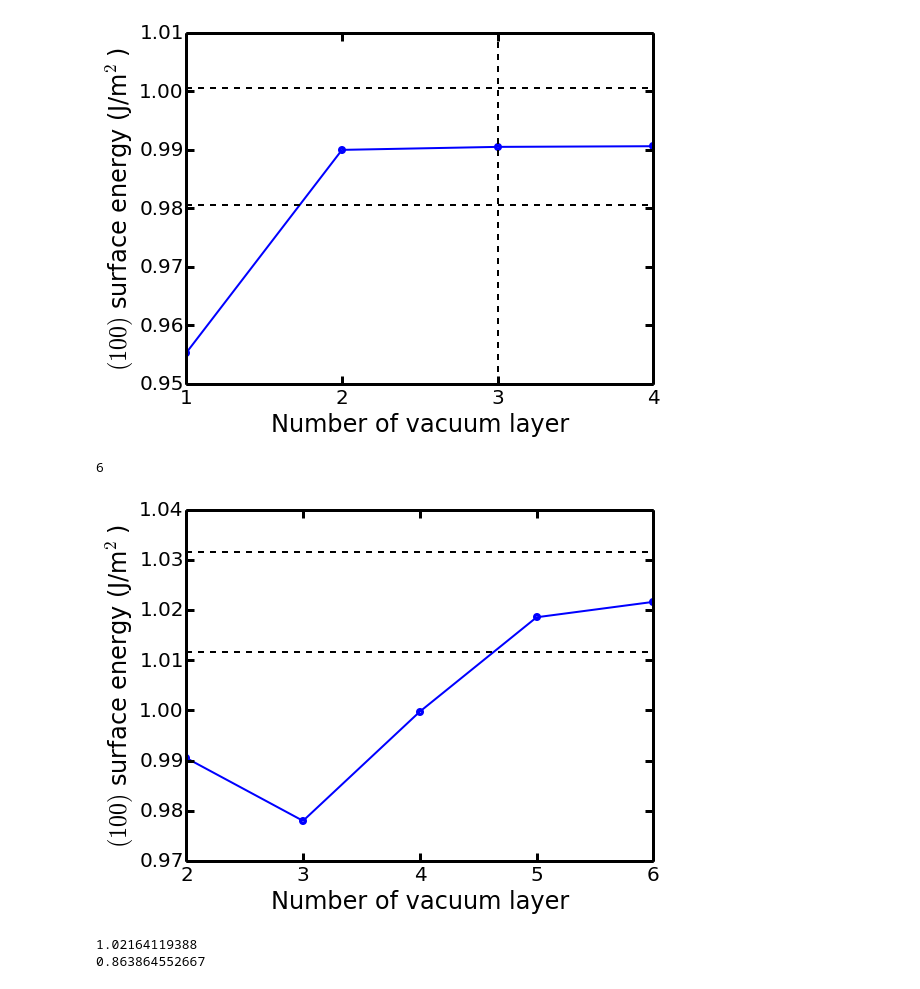
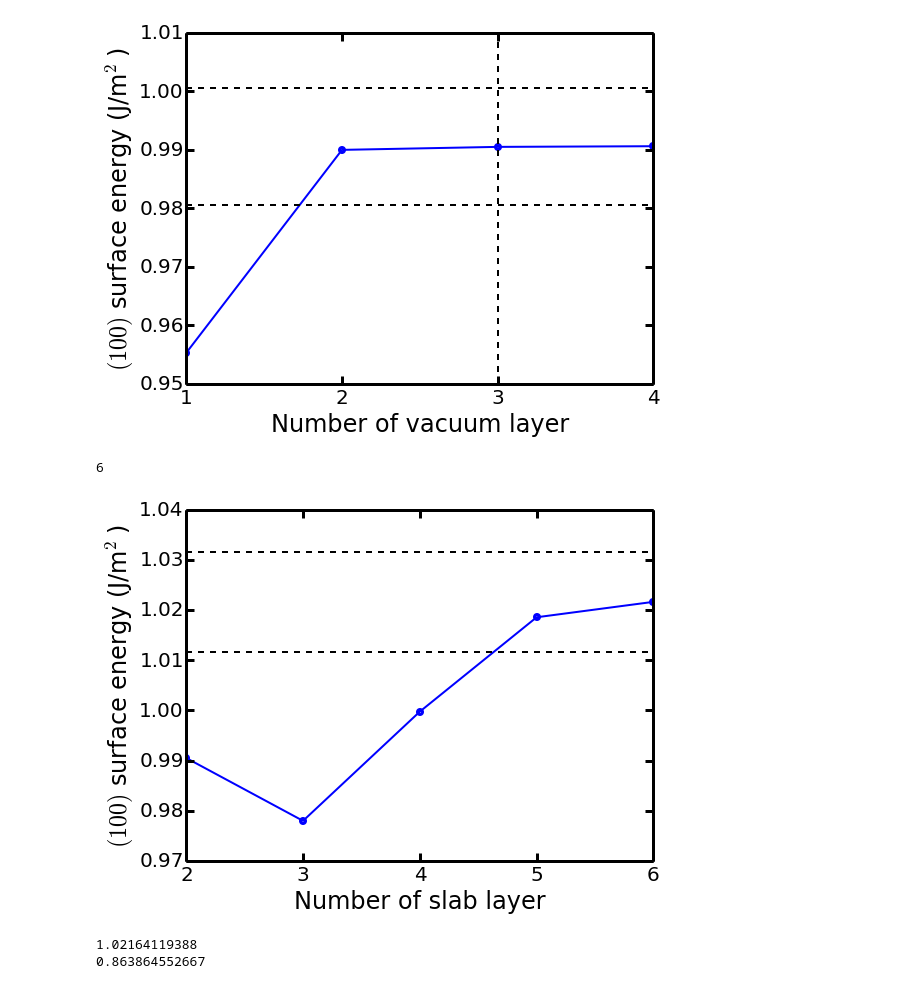
Before and after one commit to adengz/nano266, a Jupyter notebook: labs/lab4/report/Al_surf.ipynb, the cells around one changed output. Saved outputs shown, nothing was run; the diff lists cells and outputs as text; code cells hidden in the pictures.

Commit message:
fix xlabel for slab layer con_test

```diff
--- a/labs/lab4/report/Al_surf.ipynb
+++ b/labs/lab4/report/Al_surf.ipynb
@@ -37,15 +37,15 @@ plt1v.savefig('Al_100_nvac.pdf')
 # %%
 b1s = BasicAnalyzer('Al_100_nslab.csv')
 df1s = analyze_surf(b1s,'100',e_bulk)
 plt1s = get_convergence_plot(df1s,'nslab','surf_energy',0.01)
 plt1s.xticks(range(2,7))
-plt1s.xlabel('Number of vacuum layer')
+plt1s.xlabel('Number of slab layer')
 plt1s.ylabel('$(100)$ surface energy (J/m$^2$)')
 plt1s.tight_layout()
 plt1s.savefig('Al_100_nslab.pdf')
 # %% [output]
 6
-[figure, old version]
+[figure, new version]
 # %%
 b2 = BasicAnalyzer('Al_111.csv')
 df2 = analyze_surf(b2,'111',e_bulk)
```
Also changed, not shown: 1 other file.
